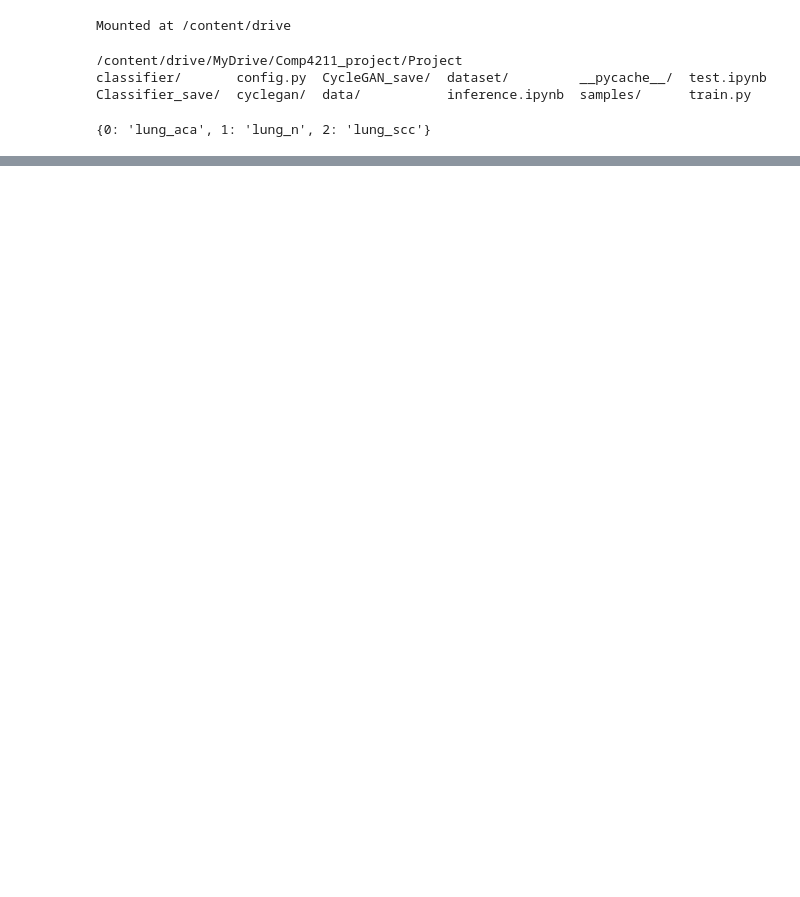
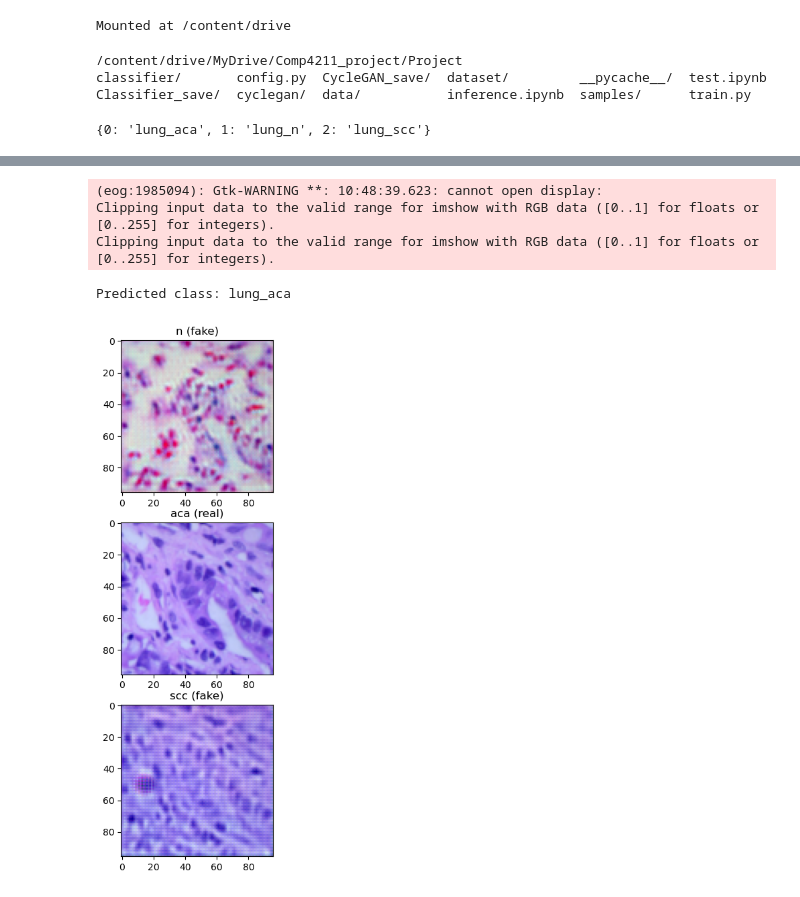
Before and after one commit to mliuby/COMP4211-Project, a Jupyter notebook: Project/inference.ipynb, the cells around one changed output, grey strips where cells are left out. Drawn from its saved outputs; the diff is of its cells as text; code cells hidden in the pictures; blank space fills up the shorter version.

```diff
--- a/Project/inference.ipynb
+++ b/Project/inference.ipynb
@@ -156,3 +178,13 @@ def inference(image_sc): # image path
 # plt.subplot(2, 1, 2)
 # plt.imshow(guess[0])
 # plt.title('Fake B')
+# %%
+img_path = './dataset/lung/lung_aca/lungaca11.jpeg'
+
+inference(img_path, netC, netG_aca_n, netG_aca_scc, netG_scc_n, idx_to_class)
+# %% [output]
+(eog:1985094): Gtk-WARNING **: 10:48:39.623: cannot open display:
+Clipping input data to the valid range for imshow with RGB data ([0..1] for floats or [0..255] for integers).
+Clipping input data to the valid range for imshow with RGB data ([0..1] for floats or [0..255] for integers).
+Predicted class: lung_aca
+[figure, added]
```
Also changed, not shown: parts of 3 cells of this notebook, 1 other file.
